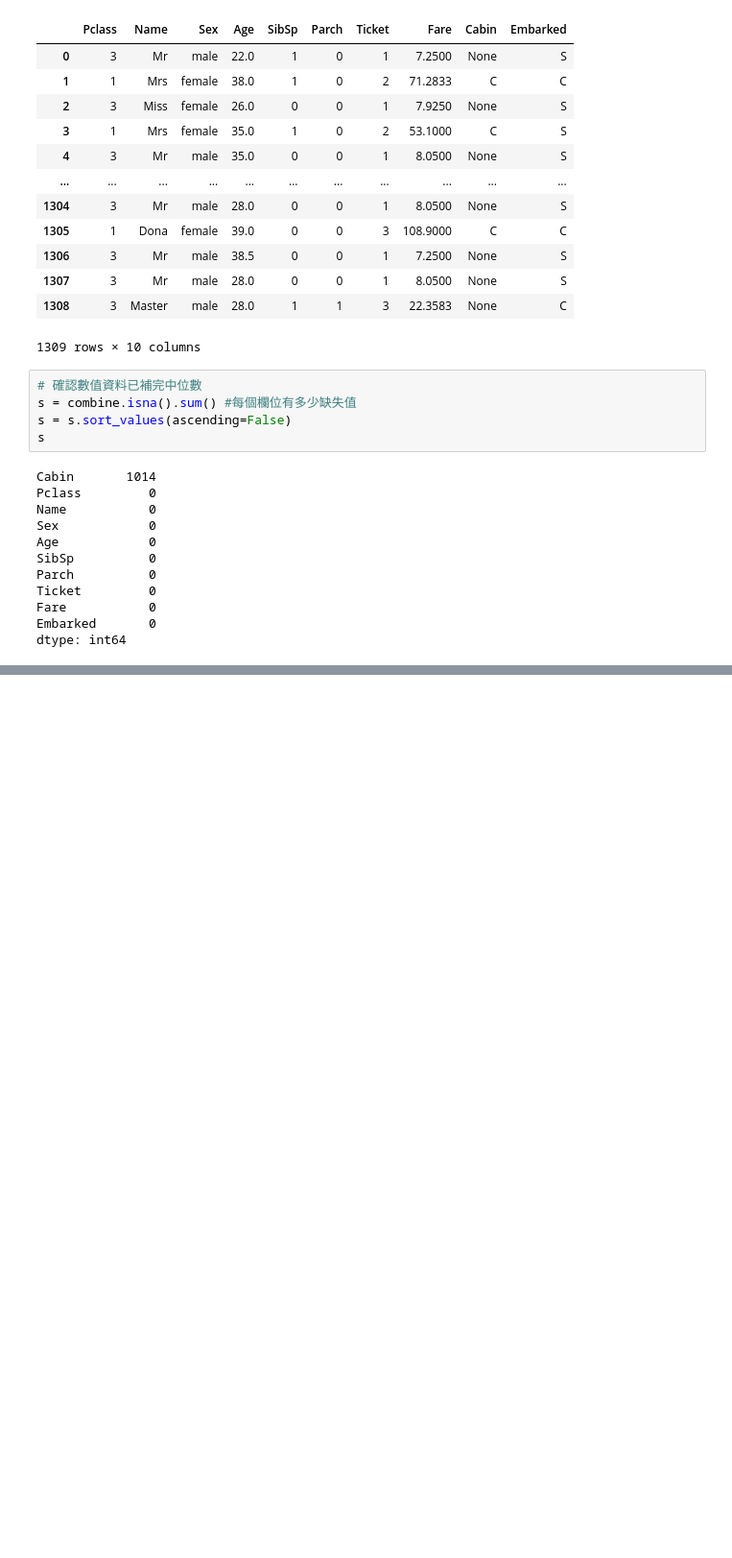
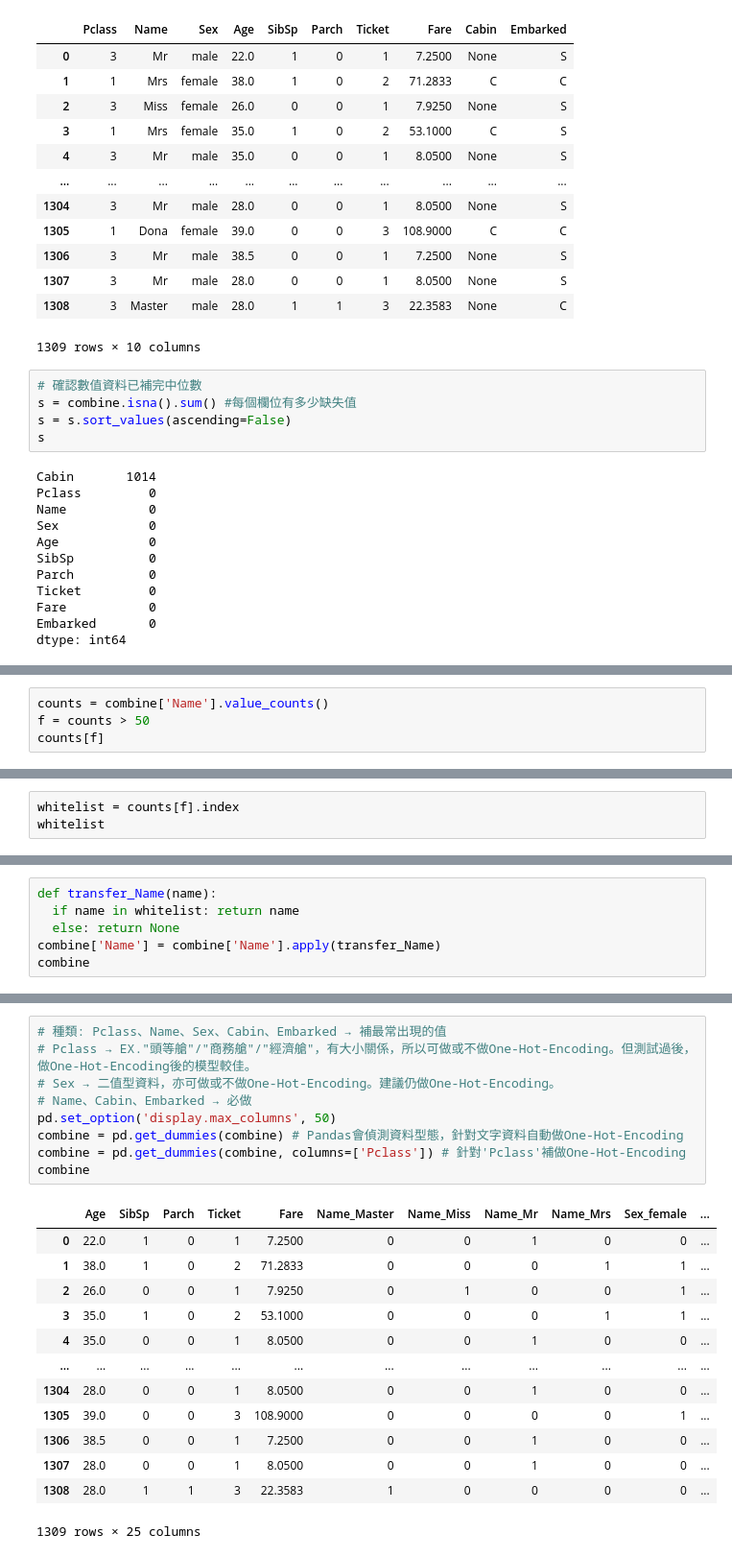
Before and after one commit to AcerPing/tcfst_ML_11C032, a Jupyter notebook: titanic_tcfst_20221005.ipynb, the cells around one changed output, grey strips where cells are left out. Shown at 96% size. Saved outputs shown, nothing was run; the diff lists cells and outputs as text; blank space fills up the shorter version.

```diff
--- a/titanic_tcfst_20221005.ipynb
+++ b/titanic_tcfst_20221005.ipynb
@@ -309,0 +333,4 @@ dtype: int64
+# %%
+counts = combine['Name'].value_counts()
+f = counts > 50
+counts[f]
@@ -309,0 +343,3 @@ dtype: int64
+# %%
+whitelist = counts[f].index
+whitelist
@@ -309,0 +348,6 @@ dtype: int64
+# %%
+def transfer_Name(name):
+  if name in whitelist: return name
+  else: return None
+combine['Name'] = combine['Name'].apply(transfer_Name)
+combine
@@ -309,0 +368,23 @@ dtype: int64
+# %%
+# 種類: Pclass、Name、Sex、Cabin、Embarked → 補最常出現的值
+# Pclass → EX."頭等艙"/"商務艙"/"經濟艙"，有大小關係，所以可做或不做One-Hot-Encoding。但測試過後，做One-Hot-Encoding後的模型較佳。
+# Sex → 二值型資料，亦可做或不做One-Hot-Encoding。建議仍做One-Hot-Encoding。
+# Name、Cabin、Embarked → 必做
+pd.set_option('display.max_columns', 50)
+combine = pd.get_dummies(combine) # Pandas會偵測資料型態，針對文字資料自動做One-Hot-Encoding
+combine = pd.get_dummies(combine, columns=['Pclass']) # 針對'Pclass'補做One-Hot-Encoding
+combine
+# %% [output]
+|  | Age | SibSp | Parch | Ticket | Fare | Name_Master | Name_Miss | Name_Mr | Name_Mrs | Sex_female | ... |
+| 0 | 22.0 | 1 | 0 | 1 | 7.2500 | 0 | 0 | 1 | 0 | 0 | ... |
+| 1 | 38.0 | 1 | 0 | 2 | 71.2833 | 0 | 0 | 0 | 1 | 1 | ... |
+| 2 | 26.0 | 0 | 0 | 1 | 7.9250 | 0 | 1 | 0 | 0 | 1 | ... |
+| 3 | 35.0 | 1 | 0 | 2 | 53.1000 | 0 | 0 | 0 | 1 | 1 | ... |
+| 4 | 35.0 | 0 | 0 | 1 | 8.0500 | 0 | 0 | 1 | 0 | 0 | ... |
+| ... | ... | ... | ... | ... | ... | ... | ... | ... | ... | ... | ... |
+| 1304 | 28.0 | 0 | 0 | 1 | 8.0500 | 0 | 0 | 1 | 0 | 0 | ... |
+| 1305 | 39.0 | 0 | 0 | 3 | 108.9000 | 0 | 0 | 0 | 0 | 1 | ... |
+| 1306 | 38.5 | 0 | 0 | 1 | 7.2500 | 0 | 0 | 1 | 0 | 0 | ... |
+| 1307 | 28.0 | 0 | 0 | 1 | 8.0500 | 0 | 0 | 1 | 0 | 0 | ... |
+| 1308 | 28.0 | 1 | 1 | 3 | 22.3583 | 1 | 0 | 0 | 0 | 0 | ... |
+1309 rows × 25 columns
```
Also changed, not shown: parts of 14 cells of this notebook.
